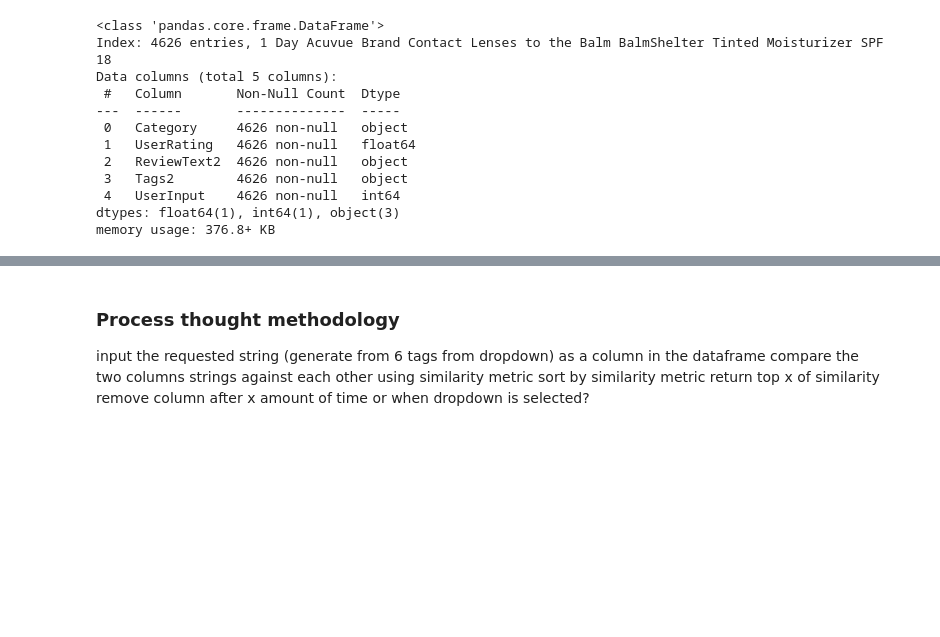
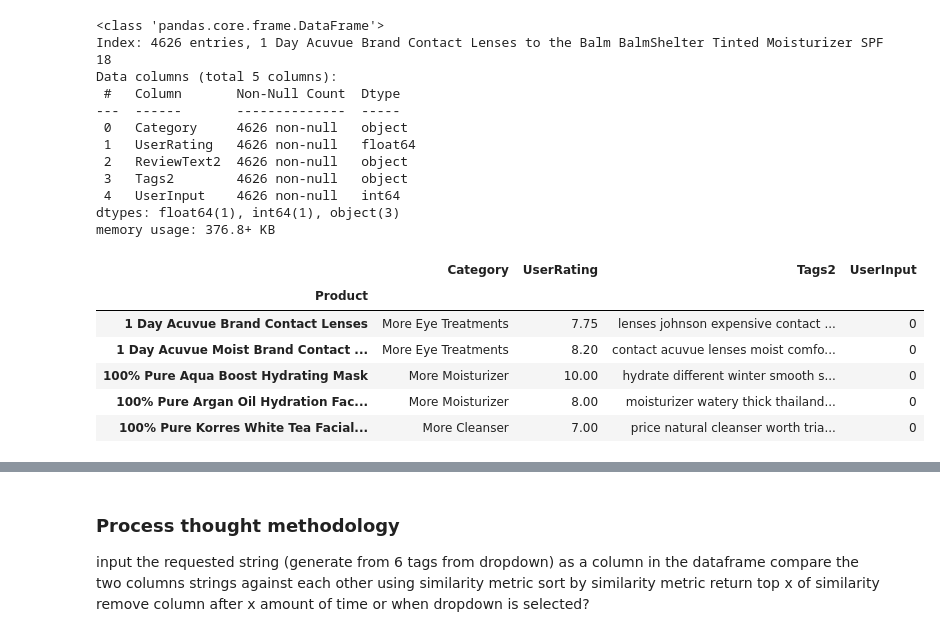
Before and after one commit to jessicapmouras/selfcare, a Jupyter notebook: testing4.ipynb, the cells around one changed output, grey strips where cells are left out. Cells and saved outputs as stored; diff of their text form; code cells hidden in the pictures; blank space fills up the shorter version.

```diff
--- a/testing4.ipynb
+++ b/testing4.ipynb
@@ -1041 +1043,11 @@ memory usage: 376.8+ KB
+# %%
+tag_df.head()
+# %% [output]
+|  | Category | UserRating | Tags2 | UserInput |
+| Product |  |  |  |  |
+| 1 Day Acuvue Brand Contact Lenses | More Eye Treatments | 7.75 | lenses johnson expensive contact ... | 0 |
+| 1 Day Acuvue Moist Brand Contact ... | More Eye Treatments | 8.20 | contact acuvue lenses moist comfo... | 0 |
+| 100% Pure Aqua Boost Hydrating Mask | More Moisturizer | 10.00 | hydrate different winter smooth s... | 0 |
+| 100% Pure Argan Oil Hydration Fac... | More Moisturizer | 8.00 | moisturizer watery thick thailand... | 0 |
+| 100% Pure Korres White Tea Facial... | More Cleanser | 7.00 | price natural cleanser worth tria... | 0 |
 # %%
```
Also changed, not shown: parts of 13 cells of this notebook, 3 other files.
